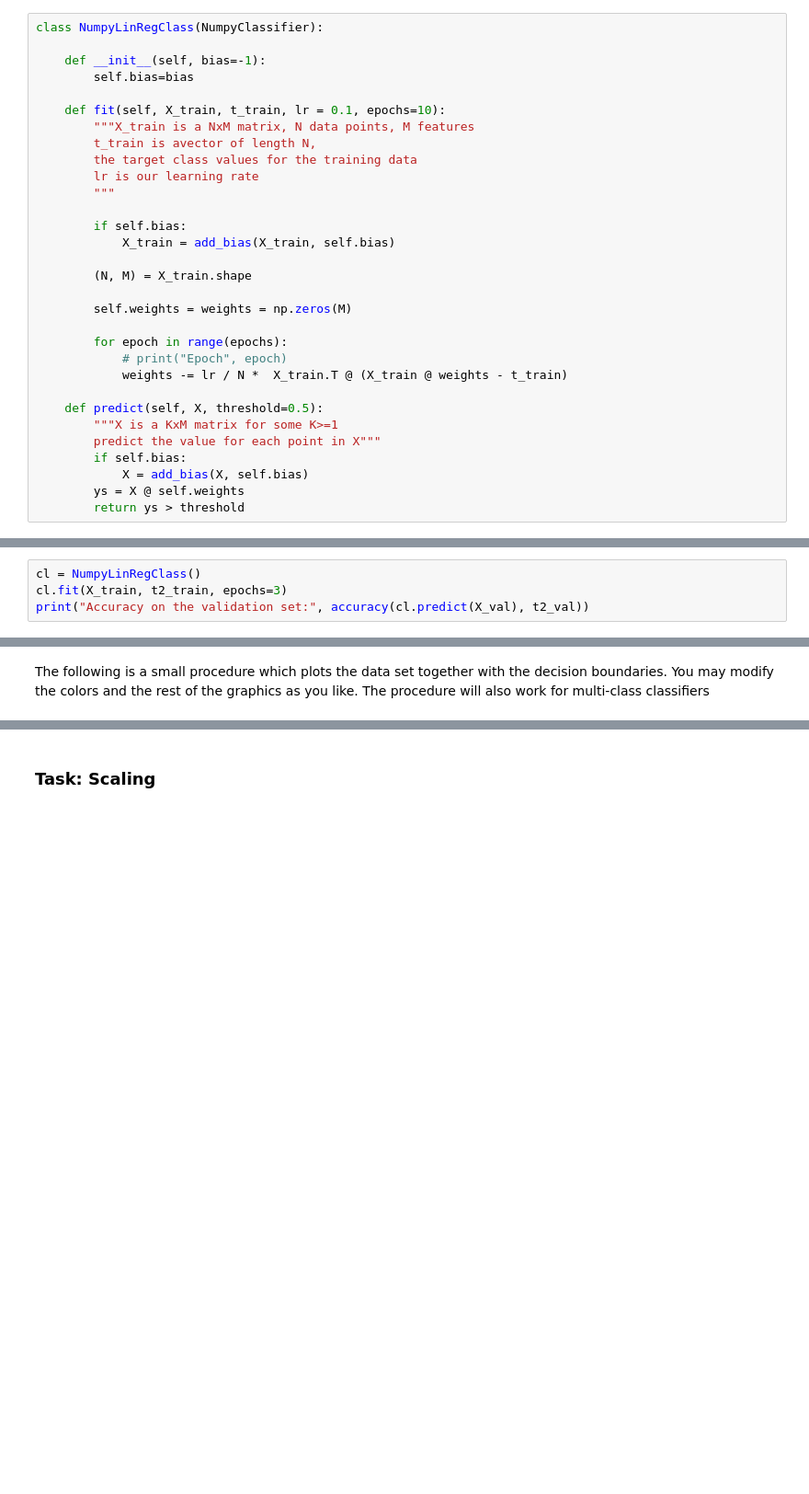
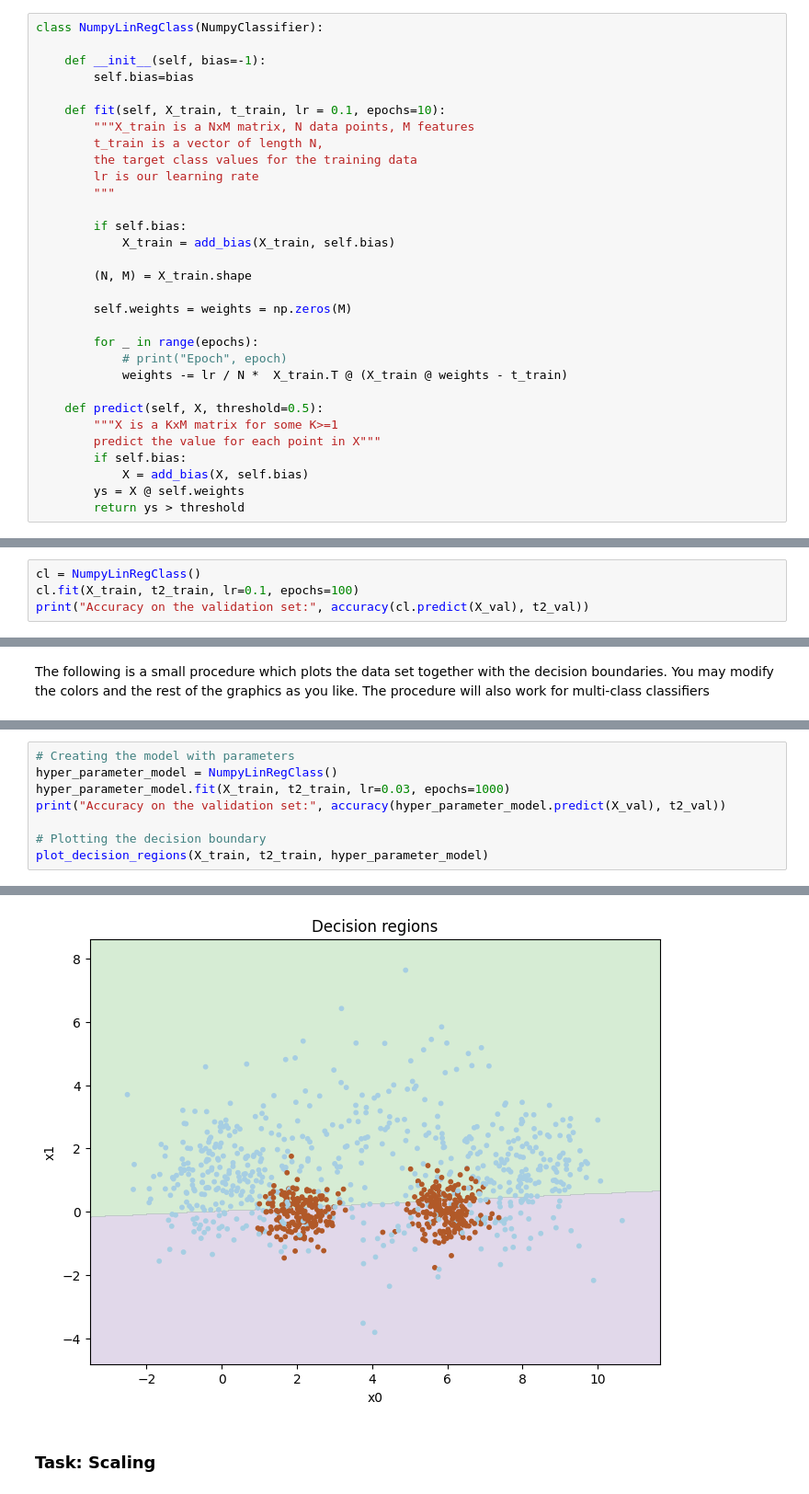
Before and after one commit to KjetilIN/linear-vs-mlp-classification, a Jupyter notebook: in4050_2024_assignment2.ipynb, the cells around one changed output, grey strips where cells are left out. Shown at 92% size. Drawn from its saved outputs; the diff is of its cells as text; blank space fills up the shorter version.

Commit message:
add: hyperparameter training

```diff
--- a/in4050_2024_assignment2.ipynb
+++ b/in4050_2024_assignment2.ipynb
@@ -126,7 +134,7 @@ class NumpyLinRegClass(NumpyClassifier):
 
     def fit(self, X_train, t_train, lr = 0.1, epochs=10):
         """X_train is a NxM matrix, N data points, M features
-        t_train is avector of length N,
+        t_train is a vector of length N,
         the target class values for the training data
         lr is our learning rate
         """
@@ -138,7 +146,7 @@ class NumpyLinRegClass(NumpyClassifier):
 
         self.weights = weights = np.zeros(M)
 
-        for epoch in range(epochs):
+        for _ in range(epochs):
             # print("Epoch", epoch)
             weights -= lr / N *  X_train.T @ (X_train @ weights - t_train)
 
@@ -156,5 +164,5 @@ def accuracy(predicted, gold):
     return np.mean(predicted == gold)
 # %%
 cl = NumpyLinRegClass()
-cl.fit(X_train, t2_train, epochs=3)
+cl.fit(X_train, t2_train, lr=0.1, epochs=100)
 print("Accuracy on the validation set:", accuracy(cl.predict(X_val), t2_val))
@@ -203,0 +239,9 @@ When you are satisfied with the result, you may plot the decision boundaries, as
+# %%
+# Creating the model with parameters
+hyper_parameter_model = NumpyLinRegClass()
+hyper_parameter_model.fit(X_train, t2_train, lr=0.03, epochs=1000)
+print("Accuracy on the validation set:", accuracy(hyper_parameter_model.predict(X_val), t2_val))
+
+# Plotting the decision boundary
+plot_decision_regions(X_train, t2_train, hyper_parameter_model)
+# %% [output]
@@ -204,3 +249,4 @@ When you are satisfied with the result, you may plot the decision boundaries, as
+[figure, added]
 # %% [markdown]
 ### Task: Scaling
 # %% [markdown]
```
Also changed, not shown: parts of 11 cells of this notebook.
